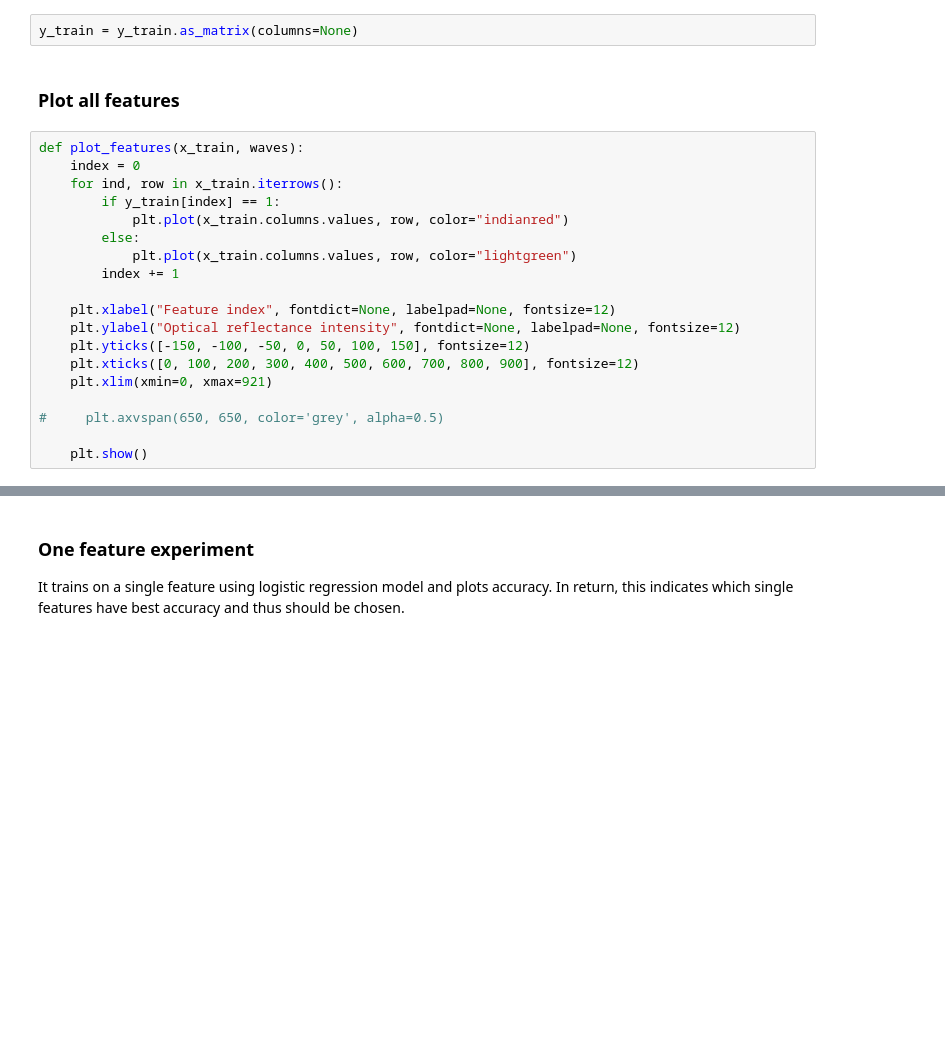
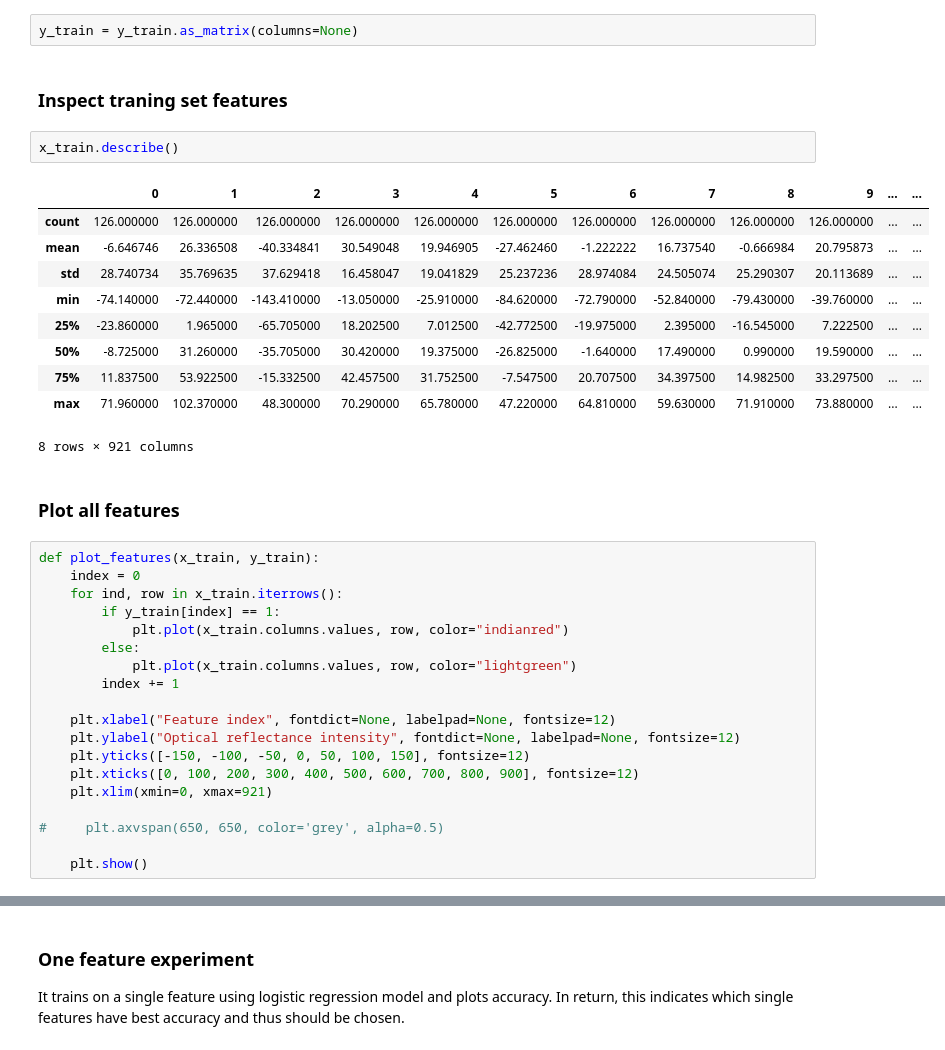
Before and after one commit to vikneke/cs5014_p2, a Jupyter notebook: binaryML/binary.ipynb, the cells around one changed output, grey strips where cells are left out. Saved outputs shown, nothing was run; the diff lists cells and outputs as text; blank space fills up the shorter version.

```diff
--- a/binaryML/binary.ipynb
+++ b/binaryML/binary.ipynb
@@ -61,10 +48,25 @@ print(x_test.size, y_test.size)
 49734 54
 # %%
 y_train = y_train.as_matrix(columns=None)
+# %% [markdown]
+### Inspect traning set features
+# %%
+x_train.describe()
+# %% [output]
+|  | 0 | 1 | 2 | 3 | 4 | 5 | 6 | 7 | 8 | 9 | ... | ... |
+| count | 126.000000 | 126.000000 | 126.000000 | 126.000000 | 126.000000 | 126.000000 | 126.000000 | 126.000000 | 126.000000 | 126.000000 | ... | ... |
+| mean | -6.646746 | 26.336508 | -40.334841 | 30.549048 | 19.946905 | -27.462460 | -1.222222 | 16.737540 | -0.666984 | 20.795873 | ... | ... |
+| std | 28.740734 | 35.769635 | 37.629418 | 16.458047 | 19.041829 | 25.237236 | 28.974084 | 24.505074 | 25.290307 | 20.113689 | ... | ... |
+| min | -74.140000 | -72.440000 | -143.410000 | -13.050000 | -25.910000 | -84.620000 | -72.790000 | -52.840000 | -79.430000 | -39.760000 | ... | ... |
+| 25% | -23.860000 | 1.965000 | -65.705000 | 18.202500 | 7.012500 | -42.772500 | -19.975000 | 2.395000 | -16.545000 | 7.222500 | ... | ... |
+| 50% | -8.725000 | 31.260000 | -35.705000 | 30.420000 | 19.375000 | -26.825000 | -1.640000 | 17.490000 | 0.990000 | 19.590000 | ... | ... |
+| 75% | 11.837500 | 53.922500 | -15.332500 | 42.457500 | 31.752500 | -7.547500 | 20.707500 | 34.397500 | 14.982500 | 33.297500 | ... | ... |
+| max | 71.960000 | 102.370000 | 48.300000 | 70.290000 | 65.780000 | 47.220000 | 64.810000 | 59.630000 | 71.910000 | 73.880000 | ... | ... |
+8 rows × 921 columns
 # %% [markdown]
 ### Plot all features
 # %%
-def plot_features(x_train, waves):
+def plot_features(x_train, y_train):
     index = 0
     for ind, row in x_train.iterrows():
         if y_train[index] == 1:
```
Also changed, not shown: parts of 22 cells of this notebook, 3 other files.
